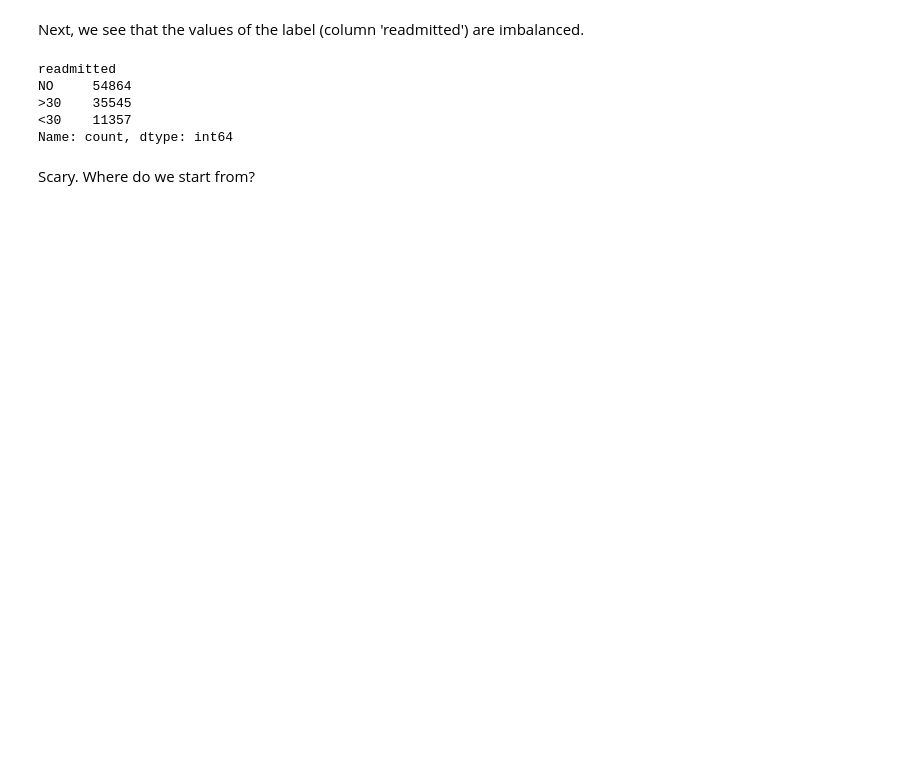
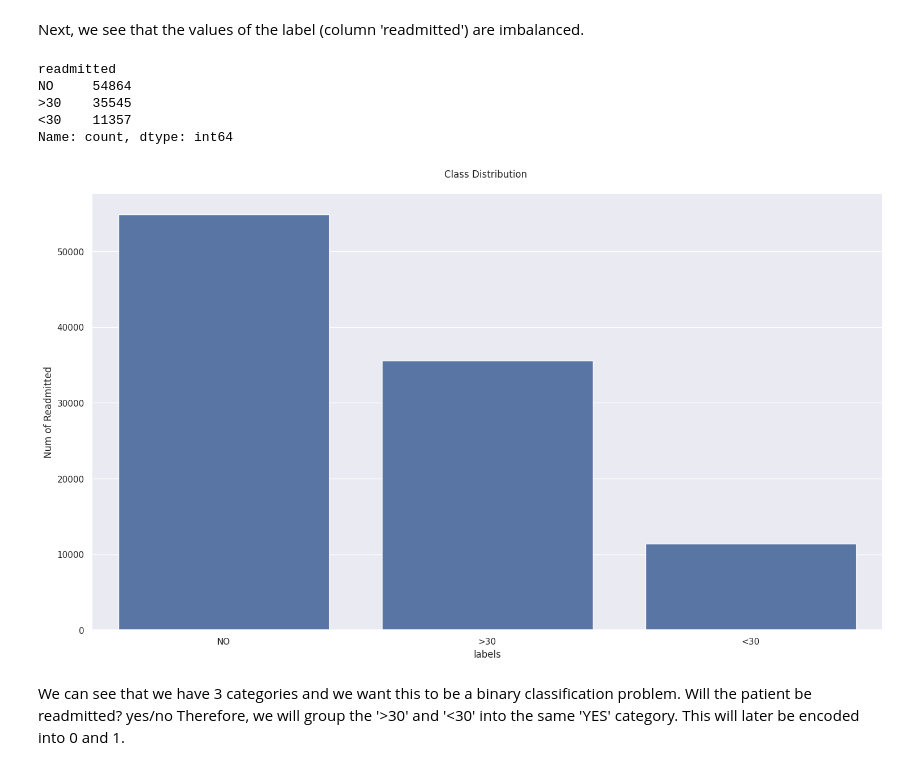
Before and after one commit to EdyStan/big_data_project, a Jupyter notebook: performance_measurements/EDA.ipynb, the cells around one changed output. Drawn from its saved outputs; the diff is of its cells as text; code cells hidden in the pictures; blank space fills up the shorter version.

Commit message:
updated EDA.ipynb, added new model and new data reduction method

```diff
--- a/performance_measurements/EDA.ipynb
+++ b/performance_measurements/EDA.ipynb
@@ -77,5 +89,14 @@ NO     54864
 >30    35545
 <30    11357
 Name: count, dtype: int64
-# %% [markdown]
-Scary. Where do we start from?
+# %%
+ax = sns.barplot(x=raw_data['readmitted'].value_counts().index, y=raw_data['readmitted'].value_counts())
+plt.xlabel('labels', size = 12)
+plt.ylabel('Num of Readmitted', size = 12)
+plt.title('Class Distribution \n', size = 12)
+plt.show()
+# %% [output]
+[figure, added]
+# %% [markdown]
+We can see that we have 3 categories and we want this to be a binary classification problem. Will the patient be readmitted? yes/no
+Therefore, we will group the '>30' and '<30' into the same 'YES' category. This will later be encoded into 0 and 1.
```
Also changed, not shown: parts of 59 cells of this notebook, 9 other files.
